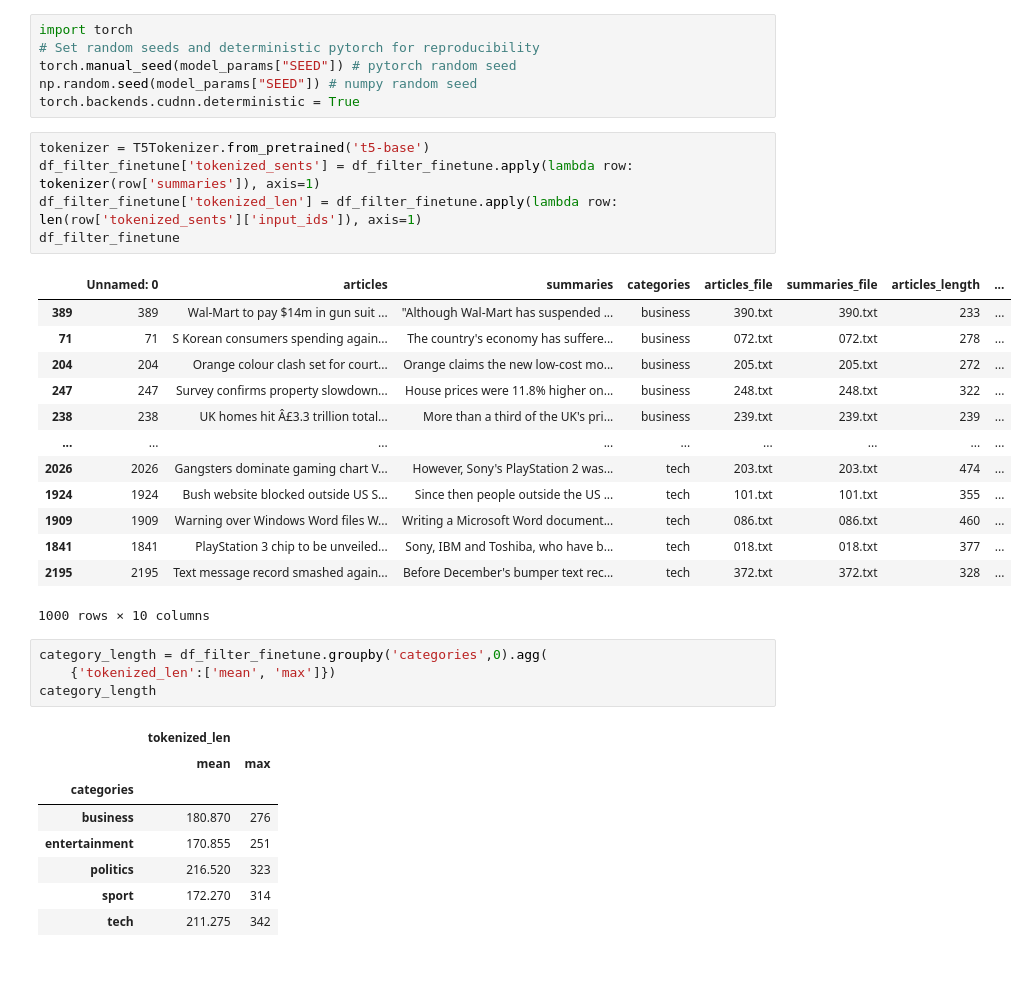
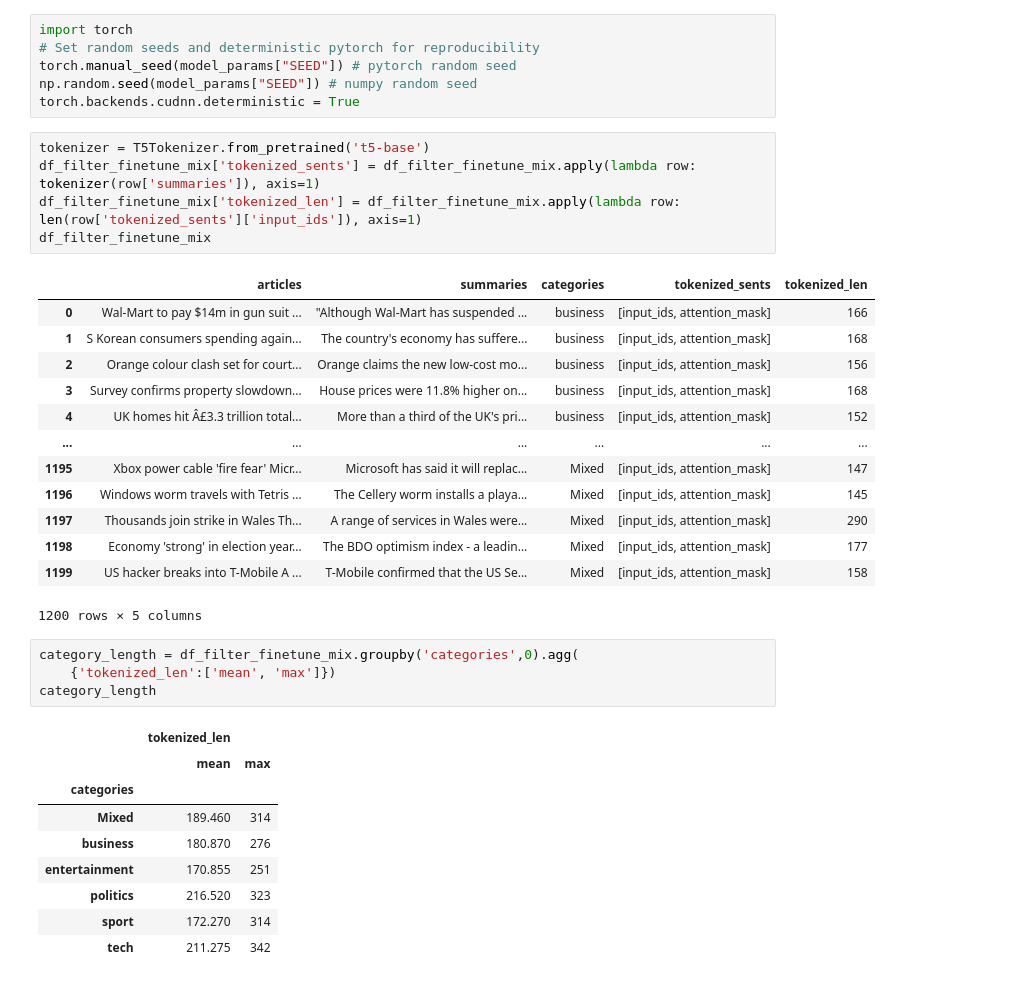
Before and after one commit to worachot-n/Text_summarization_T5, a Jupyter notebook: 0_2_Prepare_and_Split_Data.ipynb, the cells around one changed output. Saved outputs shown, nothing was run; the diff lists cells and outputs as text.

```diff
--- a/0_2_Prepare_and_Split_Data.ipynb
+++ b/0_2_Prepare_and_Split_Data.ipynb
@@ -357,31 +357,32 @@ np.random.seed(model_params["SEED"]) # numpy random seed
 torch.backends.cudnn.deterministic = True
 # %%
 tokenizer = T5Tokenizer.from_pretrained('t5-base')
-df_filter_finetune['tokenized_sents'] = df_filter_finetune.apply(lambda row: tokenizer(row['summaries']), axis=1)
-df_filter_finetune['tokenized_len'] = df_filter_finetune.apply(lambda row: len(row['tokenized_sents']['input_ids']), axis=1)
-df_filter_finetune
+df_filter_finetune_mix['tokenized_sents'] = df_filter_finetune_mix.apply(lambda row: tokenizer(row['summaries']), axis=1)
+df_filter_finetune_mix['tokenized_len'] = df_filter_finetune_mix.apply(lambda row: len(row['tokenized_sents']['input_ids']), axis=1)
+df_filter_finetune_mix
 # %% [output]
-|  | Unnamed: 0 | articles | summaries | categories | articles_file | summaries_file | articles_length | ... |
-| 389 | 389 | Wal-Mart to pay $14m in gun suit ... | "Although Wal-Mart has suspended ... | business | 390.txt | 390.txt | 233 | ... |
-| 71 | 71 | S Korean consumers spending again... | The country's economy has suffere... | business | 072.txt | 072.txt | 278 | ... |
-| 204 | 204 | Orange colour clash set for court... | Orange claims the new low-cost mo... | business | 205.txt | 205.txt | 272 | ... |
-| 247 | 247 | Survey confirms property slowdown... | House prices were 11.8% higher on... | business | 248.txt | 248.txt | 322 | ... |
-| 238 | 238 | UK homes hit Â£3.3 trillion total... | More than a third of the UK's pri... | business | 239.txt | 239.txt | 239 | ... |
-| ... | ... | ... | ... | ... | ... | ... | ... | ... |
-| 2026 | 2026 | Gangsters dominate gaming chart V... | However, Sony's PlayStation 2 was... | tech | 203.txt | 203.txt | 474 | ... |
-| 1924 | 1924 | Bush website blocked outside US S... | Since then people outside the US ... | tech | 101.txt | 101.txt | 355 | ... |
-| 1909 | 1909 | Warning over Windows Word files W... | Writing a Microsoft Word document... | tech | 086.txt | 086.txt | 460 | ... |
-| 1841 | 1841 | PlayStation 3 chip to be unveiled... | Sony, IBM and Toshiba, who have b... | tech | 018.txt | 018.txt | 377 | ... |
-| 2195 | 2195 | Text message record smashed again... | Before December's bumper text rec... | tech | 372.txt | 372.txt | 328 | ... |
+|  | articles | summaries | categories | tokenized_sents | tokenized_len |
+| 0 | Wal-Mart to pay $14m in gun suit ... | "Although Wal-Mart has suspended ... | business | [input_ids, attention_mask] | 166 |
+| 1 | S Korean consumers spending again... | The country's economy has suffere... | business | [input_ids, attention_mask] | 168 |
+| 2 | Orange colour clash set for court... | Orange claims the new low-cost mo... | business | [input_ids, attention_mask] | 156 |
+| 3 | Survey confirms property slowdown... | House prices were 11.8% higher on... | business | [input_ids, attention_mask] | 168 |
+| 4 | UK homes hit Â£3.3 trillion total... | More than a third of the UK's pri... | business | [input_ids, attention_mask] | 152 |
+| ... | ... | ... | ... | ... | ... |
+| 1195 | Xbox power cable 'fire fear' Micr... | Microsoft has said it will replac... | Mixed | [input_ids, attention_mask] | 147 |
+| 1196 | Windows worm travels with Tetris ... | The Cellery worm installs a playa... | Mixed | [input_ids, attention_mask] | 145 |
+| 1197 | Thousands join strike in Wales Th... | A range of services in Wales were... | Mixed | [input_ids, attention_mask] | 290 |
+| 1198 | Economy 'strong' in election year... | The BDO optimism index - a leadin... | Mixed | [input_ids, attention_mask] | 177 |
+| 1199 | US hacker breaks into T-Mobile A ... | T-Mobile confirmed that the US Se... | Mixed | [input_ids, attention_mask] | 158 |
-1000 rows × 10 columns
+1200 rows × 5 columns
 # %%
-category_length = df_filter_finetune.groupby('categories',0).agg(
+category_length = df_filter_finetune_mix.groupby('categories',0).agg(
     {'tokenized_len':['mean', 'max']})
 category_length
 # %% [output]
 |  | tokenized_len |  |
 |  | mean | max |
 | categories |  |  |
+| Mixed | 189.460 | 314 |
 | business | 180.870 | 276 |
 | entertainment | 170.855 | 251 |
 | politics | 216.520 | 323 |
```
Also changed, not shown: parts of 2 cells of this notebook.
